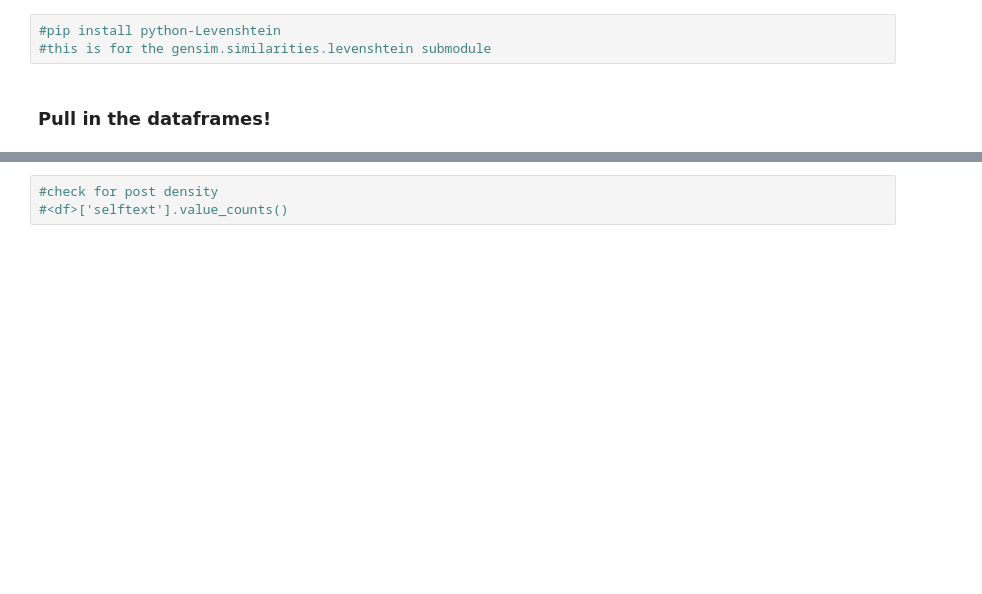
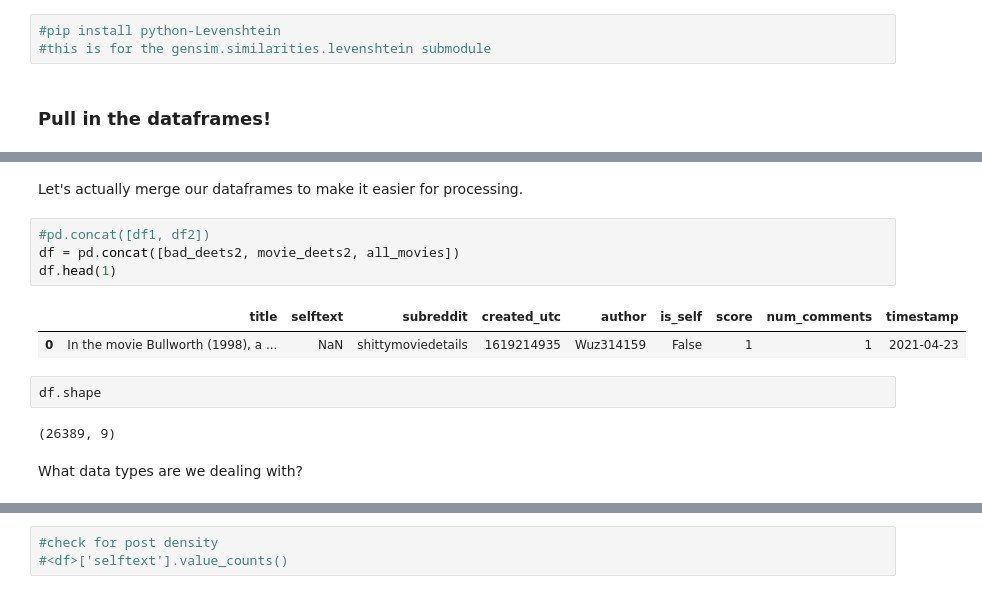
Before and after one commit to cotica/reddit_classifier, a Jupyter notebook: code/Project-3-Scraping-Subreddits-EDA.ipynb, the cells around one changed output, grey strips where cells are left out. Cells and saved outputs as stored; diff of their text form; blank space fills up the shorter version.

```diff
--- a/code/Project-3-Scraping-Subreddits-EDA.ipynb
+++ b/code/Project-3-Scraping-Subreddits-EDA.ipynb
@@ -48,0 +83,15 @@ Let's look at basic stats about our data.
+# %% [markdown]
+Let's actually merge our dataframes to make it easier for processing.
+# %%
+#pd.concat([df1, df2])
+df = pd.concat([bad_deets2, movie_deets2, all_movies])
+df.head(1)
+# %% [output]
+|  | title | selftext | subreddit | created_utc | author | is_self | score | num_comments | timestamp |
+| 0 | In the movie Bullworth (1998), a ... | NaN | shittymoviedetails | 1619214935 | Wuz314159 | False | 1 | 1 | 2021-04-23 |
+# %%
+df.shape
+# %% [output]
+(26389, 9)
+# %% [markdown]
+What data types are we dealing with?
```
Also changed, not shown: parts of 30 cells of this notebook.
